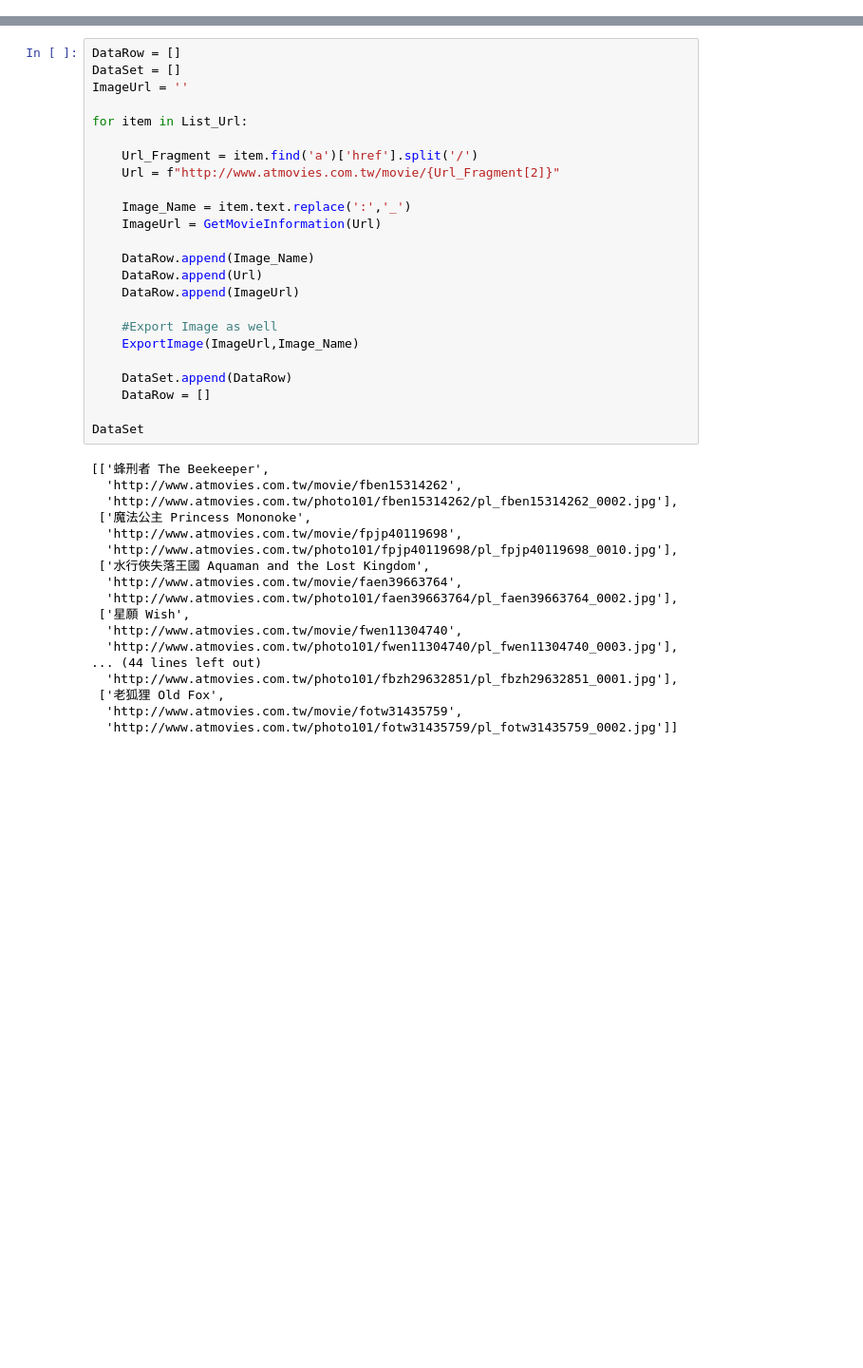
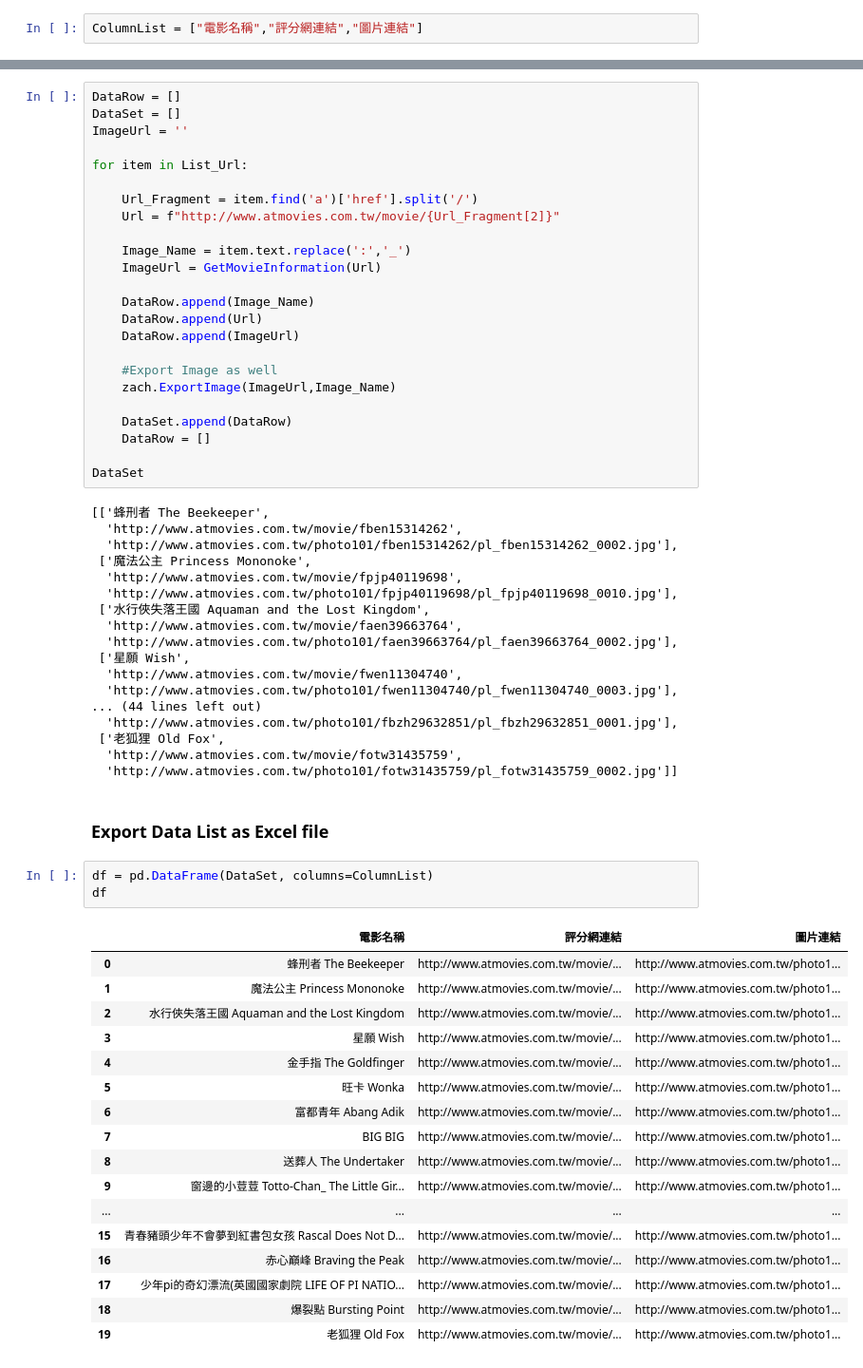
Before and after one commit to Zachky/Learning_Zone2, a Jupyter notebook: Practice_Notebook/Chapter_3/Lesson_3-1.ipynb, the cells around one changed output, grey strips where cells are left out. Shown at 95% size. Cells and saved outputs as stored; diff of their text form; blank space fills up the shorter version.

```diff
--- a/Practice_Notebook/Chapter_3/Lesson_3-1.ipynb
+++ b/Practice_Notebook/Chapter_3/Lesson_3-1.ipynb
@@ -45,0 +72,2 @@ List_Url
+# %%
+ColumnList = ["電影名稱","評分網連結","圖片連結"]
@@ -61,7 +91,7 @@ for item in List_Url:
     DataRow.append(ImageUrl)
 
     #Export Image as well
-    ExportImage(ImageUrl,Image_Name)
+    zach.ExportImage(ImageUrl,Image_Name)
 
     DataSet.append(DataRow)
     DataRow = []
@@ -85,3 +115,26 @@ DataSet
  ['老狐狸 Old Fox',
   'http://www.atmovies.com.tw/movie/fotw31435759',
   'http://www.atmovies.com.tw/photo101/fotw31435759/pl_fotw31435759_0002.jpg']]
+# %% [markdown]
+### Export Data List as Excel file
+# %%
+df = pd.DataFrame(DataSet, columns=ColumnList)
+df
+# %% [output]
+|  | 電影名稱 | 評分網連結 | 圖片連結 |
+| 0 | 蜂刑者 The Beekeeper | http://www.atmovies.com.tw/movie/... | http://www.atmovies.com.tw/photo1... |
+| 1 | 魔法公主 Princess Mononoke | http://www.atmovies.com.tw/movie/... | http://www.atmovies.com.tw/photo1... |
+| 2 | 水行俠失落王國 Aquaman and the Lost Kingdom | http://www.atmovies.com.tw/movie/... | http://www.atmovies.com.tw/photo1... |
+| 3 | 星願 Wish | http://www.atmovies.com.tw/movie/... | http://www.atmovies.com.tw/photo1... |
+| 4 | 金手指 The Goldfinger | http://www.atmovies.com.tw/movie/... | http://www.atmovies.com.tw/photo1... |
+| 5 | 旺卡 Wonka | http://www.atmovies.com.tw/movie/... | http://www.atmovies.com.tw/photo1... |
+| 6 | 富都青年 Abang Adik | http://www.atmovies.com.tw/movie/... | http://www.atmovies.com.tw/photo1... |
+| 7 | BIG BIG | http://www.atmovies.com.tw/movie/... | http://www.atmovies.com.tw/photo1... |
+| 8 | 送葬人 The Undertaker | http://www.atmovies.com.tw/movie/... | http://www.atmovies.com.tw/photo1... |
+| 9 | 窗邊的小荳荳 Totto-Chan_ The Little Gir... | http://www.atmovies.com.tw/movie/... | http://www.atmovies.com.tw/photo1... |
+| ... | ... | ... | ... |
+| 15 | 青春豬頭少年不會夢到紅書包女孩 Rascal Does Not D... | http://www.atmovies.com.tw/movie/... | http://www.atmovies.com.tw/photo1... |
+| 16 | 赤心巔峰 Braving the Peak | http://www.atmovies.com.tw/movie/... | http://www.atmovies.com.tw/photo1... |
+| 17 | 少年pi的奇幻漂流(英國國家劇院 LIFE OF PI NATIO... | http://www.atmovies.com.tw/movie/... | http://www.atmovies.com.tw/photo1... |
+| 18 | 爆裂點 Bursting Point | http://www.atmovies.com.tw/movie/... | http://www.atmovies.com.tw/photo1... |
+| 19 | 老狐狸 Old Fox | http://www.atmovies.com.tw/movie/... | http://www.atmovies.com.tw/photo1... |
```
Also changed, not shown: parts of 11 cells of this notebook, 4 other files.
